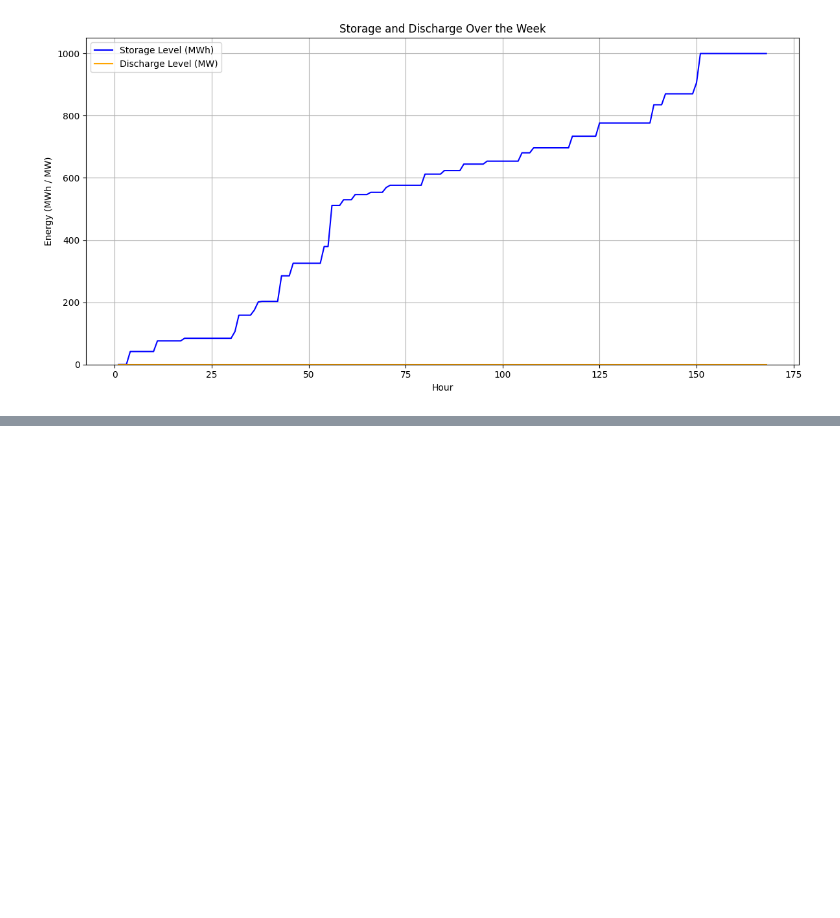
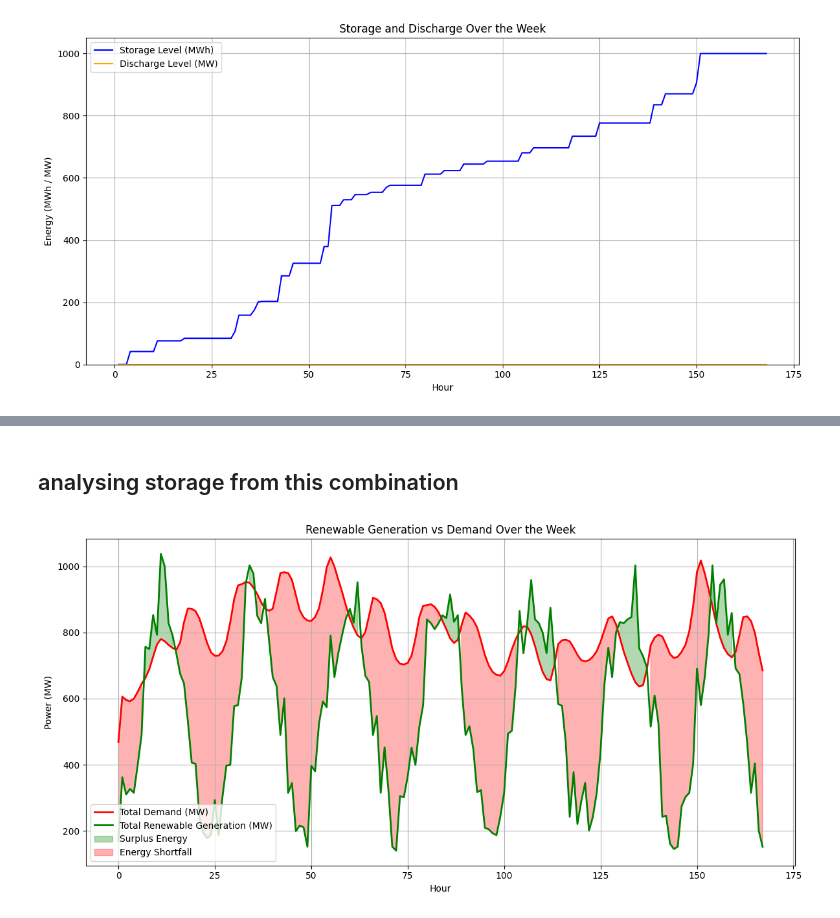
Before and after one commit to sebmcneil/Aurora-Energy, a Jupyter notebook: doubling_solar.ipynb, the cells around one changed output, grey strips where cells are left out. Cells and saved outputs as stored; diff of their text form; code cells hidden in the pictures; blank space fills up the shorter version.

Commit message:
feasability graphs for double solar

```diff
--- a/doubling_solar.ipynb
+++ b/doubling_solar.ipynb
@@ -290,0 +596,53 @@ plt.show()
+# %% [markdown]
+## analysing storage from this combination
+# %%
+import pandas as pd
+import numpy as np
+import matplotlib.pyplot as plt
+
+# INPUT DATA
+node_demands = pd.read_csv("provided_material/hourlydemandbynode.csv", index_col=0)
+
+# EXTRACT REQUIRED INFO
+hours = node_demands.shape[0]
+total_demand = np.sum(node_demands.values, axis=1)  # Total demand for each hour
+
+# GENERATOR CAPACITIES (DOUBLE SOLAR GENERATOR 2)
+gen_capacities = [350, 700]  # Example capacities: [Generator 1 (Wind), Generator 2 (Solar)]
+
+# HOURLY AVAILABILITY
+time = np.arange(hours)
+
+# Solar availability as a sine wave (Generator 2)
+solar_availability = 0.5 * (1 + np.sin(2 * np.pi * time / 24 - np.pi / 2))  # Sine wave shifted to make nighttime 0
+solar_availability = np.clip(solar_availability, 0, 1)
+
+# Wind availability as a Weibull distribution (Generator 1)
+np.random.seed(42)
+shape, scale = 2.3, 9.5
+wind_availability = np.random.weibull(shape, hours) * scale
+max_possible_speed = scale * 1.5
+wind_availability = np.clip(wind_availability / max_possible_speed, 0.4, 1.0)  # Ensure at least 40% availability
+
+# CALCULATE TOTAL RENEWABLE GENERATION
+wind_generation = gen_capacities[0] * wind_availability
+solar_generation = gen_capacities[1] * solar_availability
+total_renewable_generation = wind_generation + solar_generation
+
+# PLOT RESULTS
+plt.figure(figsize=(12, 6))
+plt.plot(total_demand, label="Total Demand (MW)", color="red", linewidth=2)
+plt.plot(total_renewable_generation, label="Total Renewable Generation (MW)", color="green", linewidth=2)
+plt.fill_between(range(hours), total_renewable_generation, total_demand, where=(total_renewable_generation >= total_demand),
+                 color="green", alpha=0.3, label="Surplus Energy")
+plt.fill_between(range(hours), total_renewable_generation, total_demand, where=(total_renewable_generation < total_demand),
+                 color="red", alpha=0.3, label="Energy Shortfall")
+plt.xlabel("Hour")
+plt.ylabel("Power (MW)")
+plt.title("Renewable Generation vs Demand Over the Week")
+plt.legend()
+plt.grid(True)
+plt.tight_layout()
+plt.show()
+# %% [output]
+[figure, added]
```
Also changed, not shown: parts of 8 cells of this notebook.
